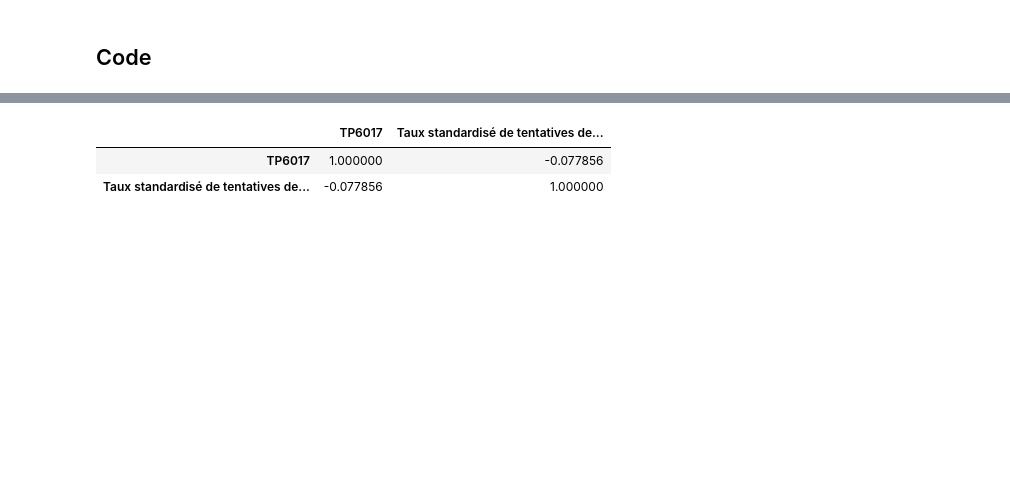
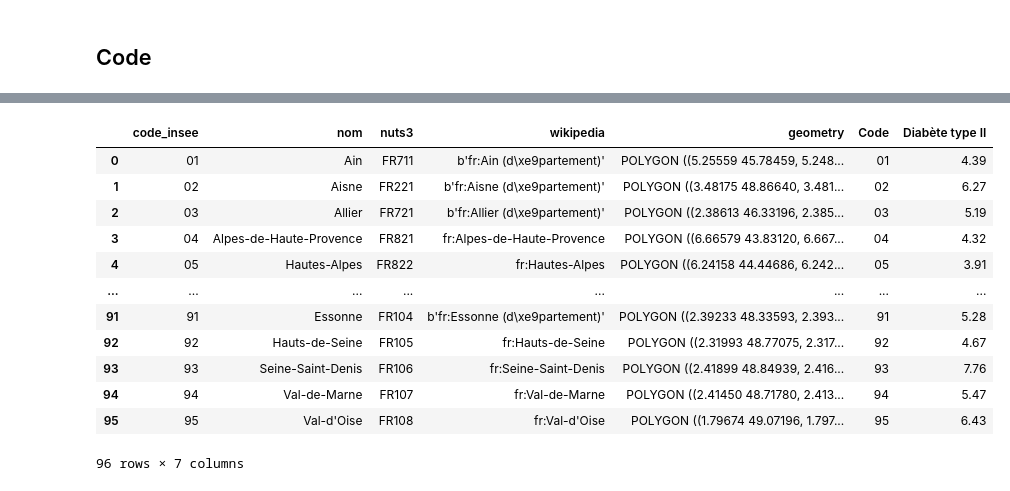
Before and after one commit to DonFeli/Projet_Inegalites, a Jupyter notebook: Projet_visualisation.ipynb, the cells around one changed output, grey strips where cells are left out. Cells and saved outputs as stored; diff of their text form; code cells hidden in the pictures; blank space fills up the shorter version.

Commit message:
Carte diabete

```diff
--- a/Projet_visualisation.ipynb
+++ b/Projet_visualisation.ipynb
@@ -57,0 +95,2 @@ TypeError: 'int' object is not iterable
+# %%
+map_df = gpd.read_file(fp)
@@ -57,0 +113,2 @@ TypeError: 'int' object is not iterable
+# %%
+metropole = map_df[:96]
@@ -57,0 +117,3 @@ TypeError: 'int' object is not iterable
+# %%
+social_data_diabete = social_data[['Code', 'Taux de prévalence standardisé de diabète traité pharmacologiquement 2016']]
+social_data_diabete = social_data_diabete.rename(columns={'Taux de prévalence standardisé de diabète traité pharmacologiquement 2016':'Diabète type II'})
@@ -58,6 +129,18 @@ TypeError: 'int' object is not iterable
+# %%
+merged = metropole.merge(social_data_diabete, left_on='code_insee', right_on='Code')
 # %%
-merged.corr()
+merged
 # %% [output]
-|  | TP6017 | Taux standardisé de tentatives de... |
-| TP6017 | 1.000000 | -0.077856 |
-| Taux standardisé de tentatives de... | -0.077856 | 1.000000 |
+|  | code_insee | nom | nuts3 | wikipedia | geometry | Code | Diabète type II |
+| 0 | 01 | Ain | FR711 | b'fr:Ain (d\xe9partement)' | POLYGON ((5.25559 45.78459, 5.248... | 01 | 4.39 |
+| 1 | 02 | Aisne | FR221 | b'fr:Aisne (d\xe9partement)' | POLYGON ((3.48175 48.86640, 3.481... | 02 | 6.27 |
+| 2 | 03 | Allier | FR721 | b'fr:Allier (d\xe9partement)' | POLYGON ((2.38613 46.33196, 2.385... | 03 | 5.19 |
+| 3 | 04 | Alpes-de-Haute-Provence | FR821 | fr:Alpes-de-Haute-Provence | POLYGON ((6.66579 43.83120, 6.667... | 04 | 4.32 |
+| 4 | 05 | Hautes-Alpes | FR822 | fr:Hautes-Alpes | POLYGON ((6.24158 44.44686, 6.242... | 05 | 3.91 |
+| ... | ... | ... | ... | ... | ... | ... | ... |
+| 91 | 91 | Essonne | FR104 | b'fr:Essonne (d\xe9partement)' | POLYGON ((2.39233 48.33593, 2.393... | 91 | 5.28 |
+| 92 | 92 | Hauts-de-Seine | FR105 | fr:Hauts-de-Seine | POLYGON ((2.31993 48.77075, 2.317... | 92 | 4.67 |
+| 93 | 93 | Seine-Saint-Denis | FR106 | fr:Seine-Saint-Denis | POLYGON ((2.41899 48.84939, 2.416... | 93 | 7.76 |
+| 94 | 94 | Val-de-Marne | FR107 | fr:Val-de-Marne | POLYGON ((2.41450 48.71780, 2.413... | 94 | 5.47 |
+| 95 | 95 | Val-d'Oise | FR108 | fr:Val-d'Oise | POLYGON ((1.79674 49.07196, 1.797... | 95 | 6.43 |
+96 rows × 7 columns
```
Also changed, not shown: parts of 24 cells of this notebook, 10 other files.
